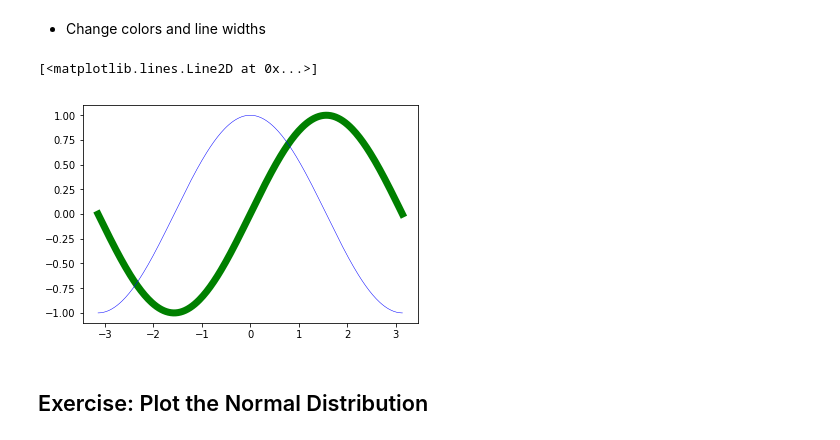
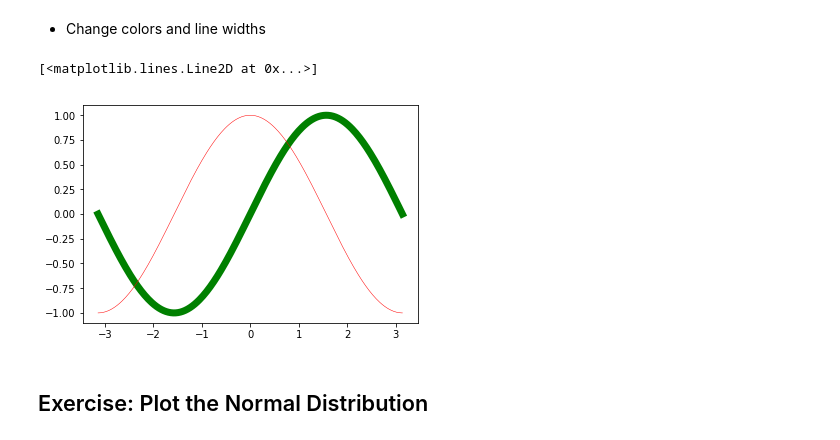
Before and after one commit to TrisKast/DataScience-Bioinformatics, a Jupyter notebook: notebooks/Day1_Visualization.ipynb, the cells around one changed output. Cells and saved outputs as stored; diff of their text form; code cells hidden in the pictures.

```diff
--- a/notebooks/Day1_Visualization.ipynb
+++ b/notebooks/Day1_Visualization.ipynb
@@ -58,10 +59,10 @@ plt.plot(X, S)
 - Change colors and line widths
 # %%
 plt.plot(X, C, linewidth=7.0, c = "g")
-plt.plot(X, S, linewidth=0.5, c = "b")
+plt.plot(X, S, linewidth=0.5, c = "r")
 # %% [output]
 [<matplotlib.lines.Line2D at 0x...>]
-[figure, old version]
+[figure, new version]
 # %% [markdown]
 ## Exercise: Plot the Normal Distribution
 # %% [markdown]
```
Also changed, not shown: parts of 4 cells of this notebook, 1 other file.
